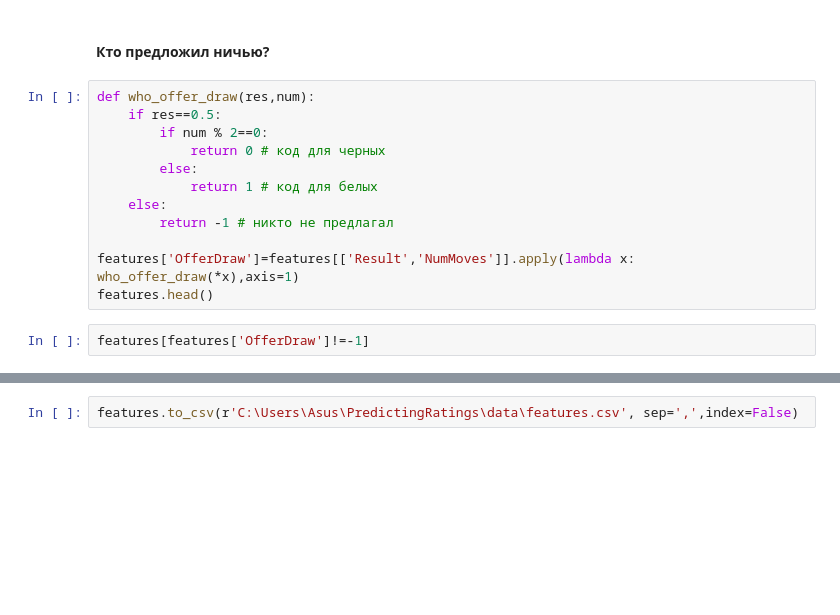
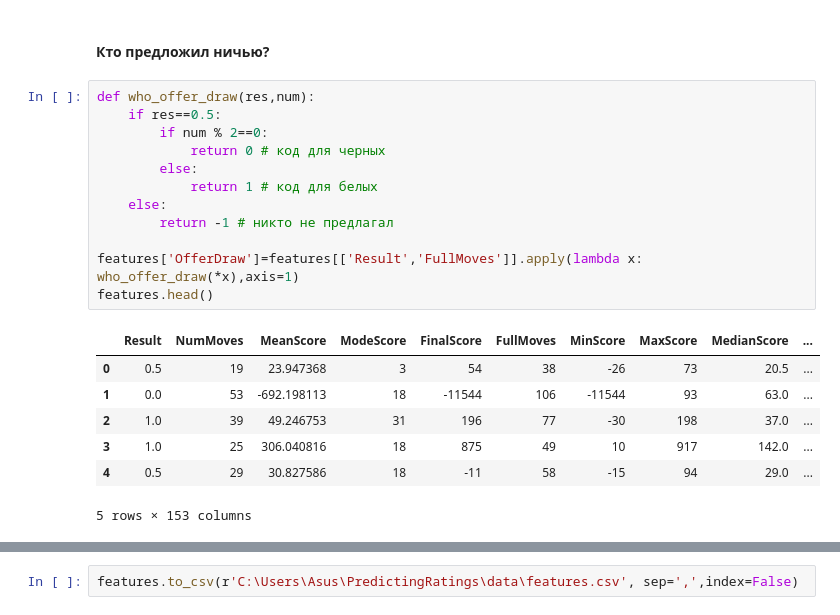
Before and after one commit to polinarod/PredictingRaitings, a Jupyter notebook: features.ipynb, the cells around one changed output, grey strips where cells are left out. Cells and saved outputs as stored; diff of their text form; blank space fills up the shorter version.

```diff
--- a/features.ipynb
+++ b/features.ipynb
@@ -176,14 +225,20 @@ features.head()
 # %%
 def who_offer_draw(res,num):
     if res==0.5:
         if num % 2==0:
             return 0 # код для черных
         else:
             return 1 # код для белых
     else:
         return -1 # никто не предлагал
 
-features['OfferDraw']=features[['Result','NumMoves']].apply(lambda x: who_offer_draw(*x),axis=1)
+features['OfferDraw']=features[['Result','FullMoves']].apply(lambda x: who_offer_draw(*x),axis=1)
 features.head()
+# %% [output]
+|  | Result | NumMoves | MeanScore | ModeScore | FinalScore | FullMoves | MinScore | MaxScore | MedianScore | ... |
+| 0 | 0.5 | 19 | 23.947368 | 3 | 54 | 38 | -26 | 73 | 20.5 | ... |
+| 1 | 0.0 | 53 | -692.198113 | 18 | -11544 | 106 | -11544 | 93 | 63.0 | ... |
+| 2 | 1.0 | 39 | 49.246753 | 31 | 196 | 77 | -30 | 198 | 37.0 | ... |
+| 3 | 1.0 | 25 | 306.040816 | 18 | 875 | 49 | 10 | 917 | 142.0 | ... |
+| 4 | 0.5 | 29 | 30.827586 | 18 | -11 | 58 | -15 | 94 | 29.0 | ... |
+5 rows × 153 columns
-# %%
-features[features['OfferDraw']!=-1]
```
Also changed, not shown: parts of 18 cells of this notebook, 1 other file.
